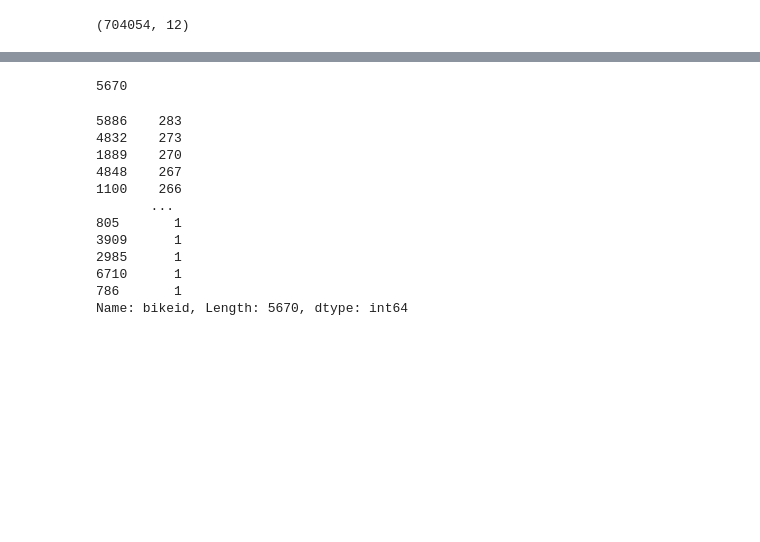
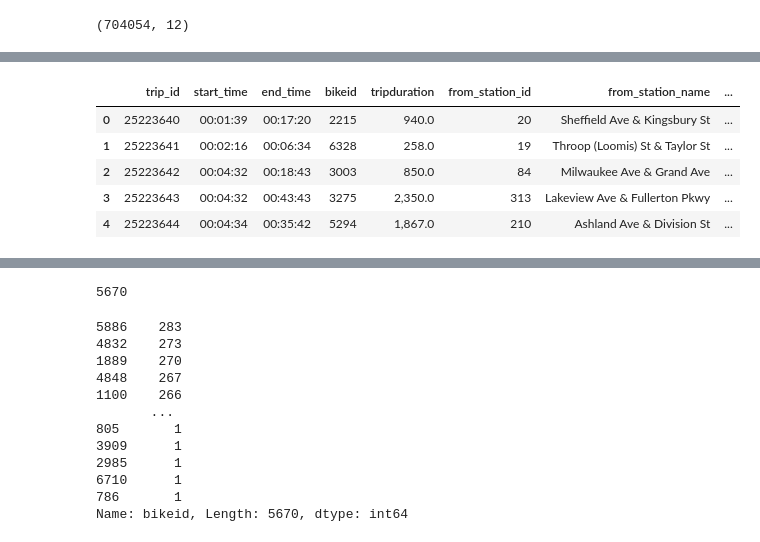
Before and after one commit to ruthhinkle/divvy-analysis, a Jupyter notebook: Divvy Analysis.ipynb, the cells around one changed output, grey strips where cells are left out. Saved outputs shown, nothing was run; the diff lists cells and outputs as text; code cells hidden in the pictures; blank space fills up the shorter version.

```diff
--- a/Divvy Analysis.ipynb
+++ b/Divvy Analysis.ipynb
@@ -28,0 +74,14 @@ divvy_df.shape
+# %%
+# Split date from time and create columns
+divvy_df['start_date'] = divvy_df['start_time'].dt.date
+divvy_df['start_time'] = divvy_df['start_time'].dt.time
+divvy_df['end_date'] = divvy_df['end_time'].dt.date
+divvy_df['end_time'] = divvy_df['end_time'].dt.time
+divvy_df.head()
+# %% [output]
+|  | trip_id | start_time | end_time | bikeid | tripduration | from_station_id | from_station_name | ... |
+| 0 | 25223640 | 00:01:39 | 00:17:20 | 2215 | 940.0 | 20 | Sheffield Ave & Kingsbury St | ... |
+| 1 | 25223641 | 00:02:16 | 00:06:34 | 6328 | 258.0 | 19 | Throop (Loomis) St & Taylor St | ... |
+| 2 | 25223642 | 00:04:32 | 00:18:43 | 3003 | 850.0 | 84 | Milwaukee Ave & Grand Ave | ... |
+| 3 | 25223643 | 00:04:32 | 00:43:43 | 3275 | 2,350.0 | 313 | Lakeview Ave & Fullerton Pkwy | ... |
+| 4 | 25223644 | 00:04:34 | 00:35:42 | 5294 | 1,867.0 | 210 | Ashland Ave & Division St | ... |
```
Also changed, not shown: parts of 12 cells of this notebook.
